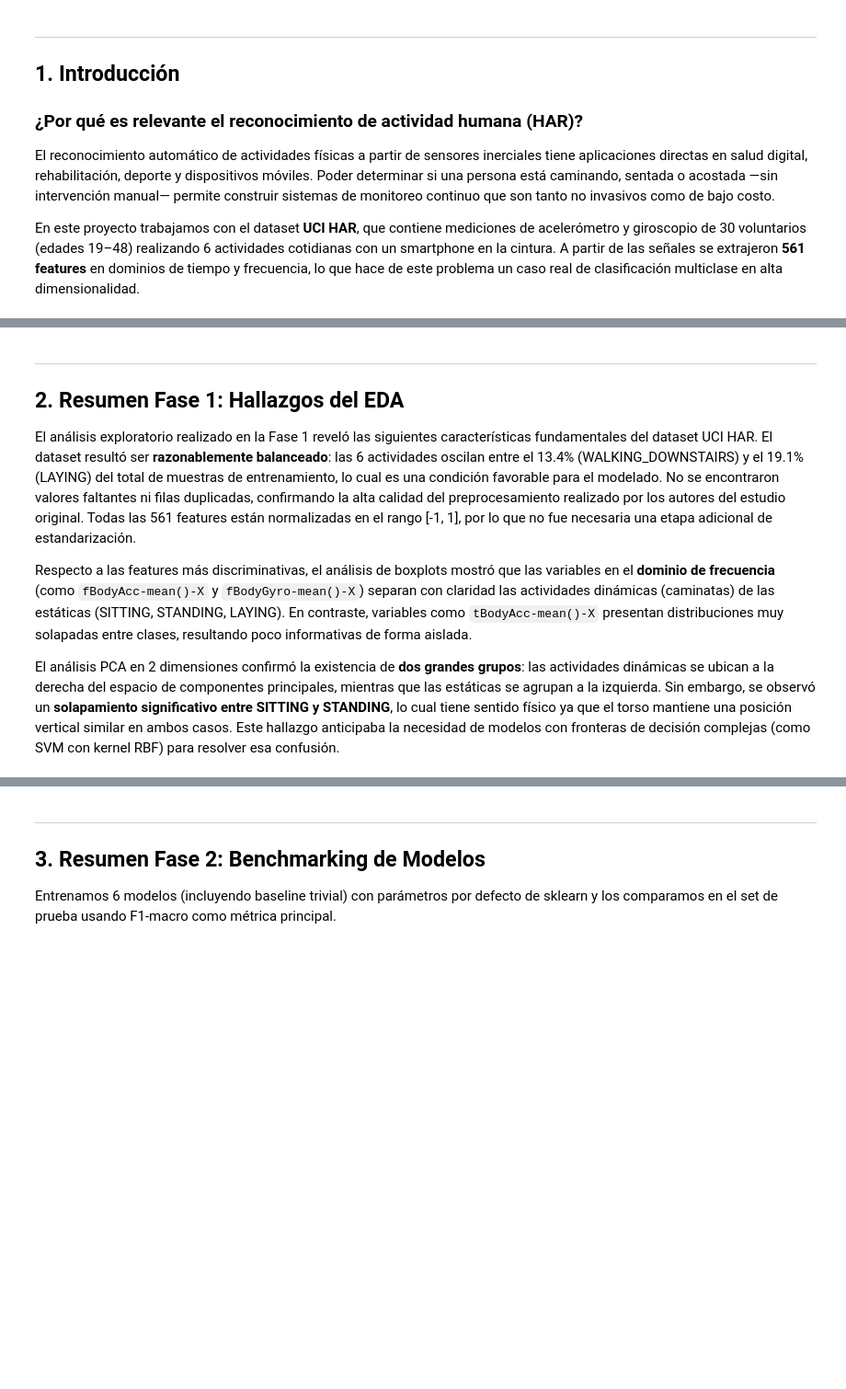
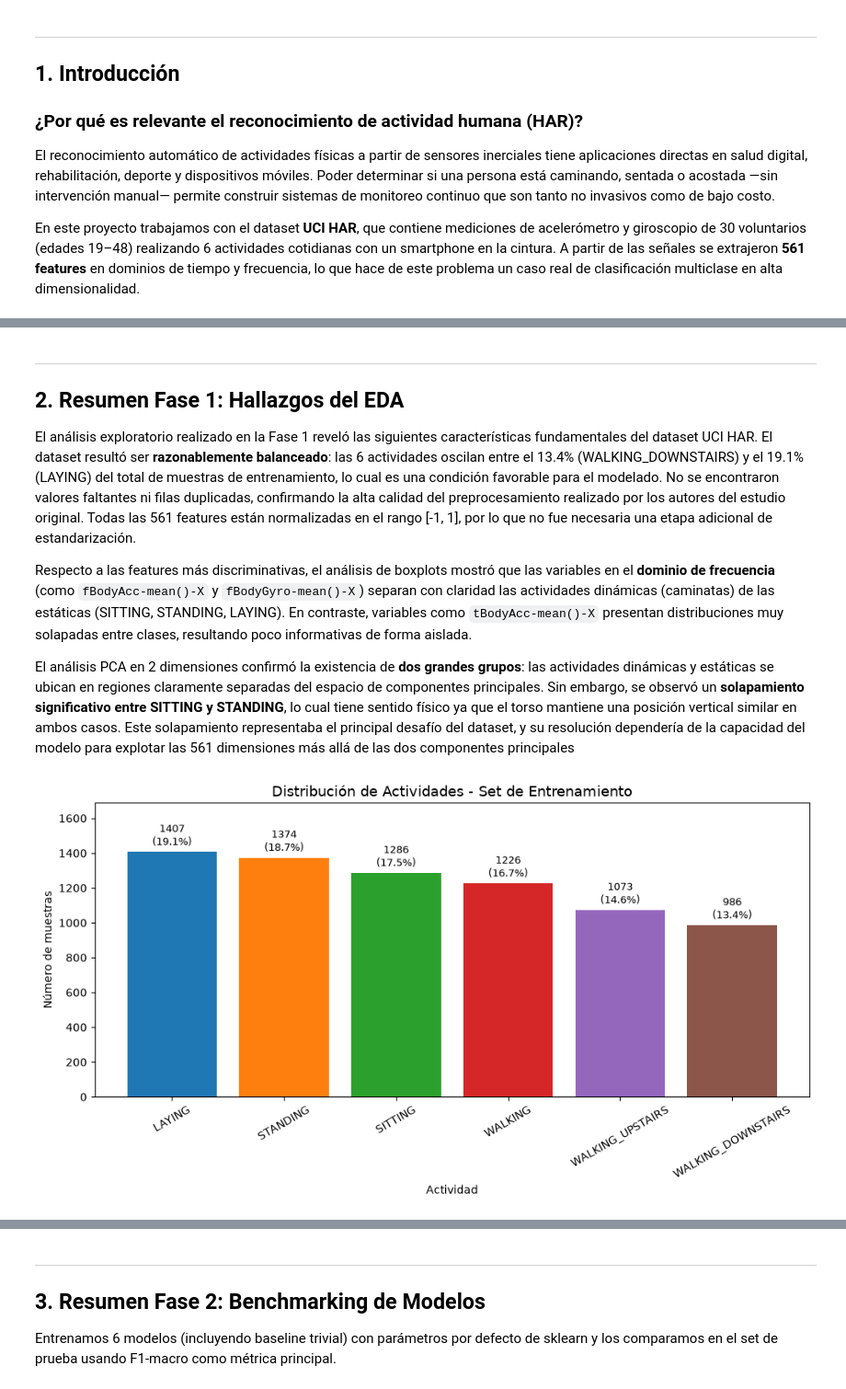
Before and after one commit to DesarrolladorSerio/machine-learning, a Jupyter notebook: parte 3/notebook_fase3_grupo06.ipynb, the cells around one changed output, grey strips where cells are left out. Shown at 92% size. Cells and saved outputs as stored; diff of their text form; code cells hidden in the pictures; blank space fills up the shorter version.

```diff
--- a/parte 3/notebook_fase3_grupo06.ipynb
+++ b/parte 3/notebook_fase3_grupo06.ipynb
@@ -91,23 +132,28 @@ El análisis exploratorio realizado en la Fase 1 reveló las siguientes caracter
 
 Respecto a las features más discriminativas, el análisis de boxplots mostró que las variables en el **dominio de frecuencia** (como `fBodyAcc-mean()-X` y `fBodyGyro-mean()-X`) separan con claridad las actividades dinámicas (caminatas) de las estáticas (SITTING, STANDING, LAYING). En contraste, variables como `tBodyAcc-mean()-X` presentan distribuciones muy solapadas entre clases, resultando poco informativas de forma aislada.
 
-El análisis PCA en 2 dimensiones confirmó la existencia de **dos grandes grupos**: las actividades dinámicas se ubican a la derecha del espacio de componentes principales, mientras que las estáticas se agrupan a la izquierda. Sin embargo, se observó un **solapamiento significativo entre SITTING y STANDING**, lo cual tiene sentido físico ya que el torso mantiene una posición vertical similar en ambos casos. Este hallazgo anticipaba la necesidad de modelos con fronteras de decisión complejas (como SVM con kernel RBF) para resolver esa confusión.
+El análisis PCA en 2 dimensiones confirmó la existencia de **dos grandes grupos**: las actividades dinámicas y estáticas se ubican en regiones claramente separadas del espacio de componentes principales. Sin embargo, se observó un **solapamiento significativo entre SITTING y STANDING**, lo cual tiene sentido físico ya que el torso mantiene una posición vertical similar en ambos casos. Este solapamiento representaba el principal desafío del dataset, y su resolución dependería de la capacidad del modelo para explotar las 561 dimensiones más allá de las dos componentes principales
 # %%
 # --- Visualización 1 (de Fase 1): Distribución de clases ---
 class_counts = y_train_labels.value_counts()
 total = len(y_train_labels)
 
-fig, ax = plt.subplots(figsize=(10, 4))
+fig, ax = plt.subplots(figsize=(10, 5.5))
 bars = ax.bar(class_counts.index, class_counts.values,
               color=sns.color_palette('tab10', n_colors=6))
 for bar, count in zip(bars, class_counts.values):
     ax.text(bar.get_x() + bar.get_width()/2, bar.get_height() + 20,
             f'{count}\n({count/total:.1%})', ha='center', va='bottom', fontsize=9)
-ax.set_title('Distribución de Actividades — Set de Entrenamiento', fontsize=13)
+ax.set_title('Distribución de Actividades - Set de Entrenamiento', fontsize=13)
 ax.set_xlabel('Actividad')
 ax.set_ylabel('Número de muestras')
+ax.tick_params(axis='x', rotation=30)
+# plt.setp(ax.get_xticklabels(), ha='right')
+ax.set_ylim(0, max(class_counts.values) * 1.20)
 plt.tight_layout()
 plt.show()
+# %% [output]
+[figure, added]
 # %%
 # --- Visualización 2 (de Fase 1): PCA ---
 pca = PCA(n_components=2, random_state=RANDOM_STATE)
```
Also changed, not shown: parts of 26 cells of this notebook.
